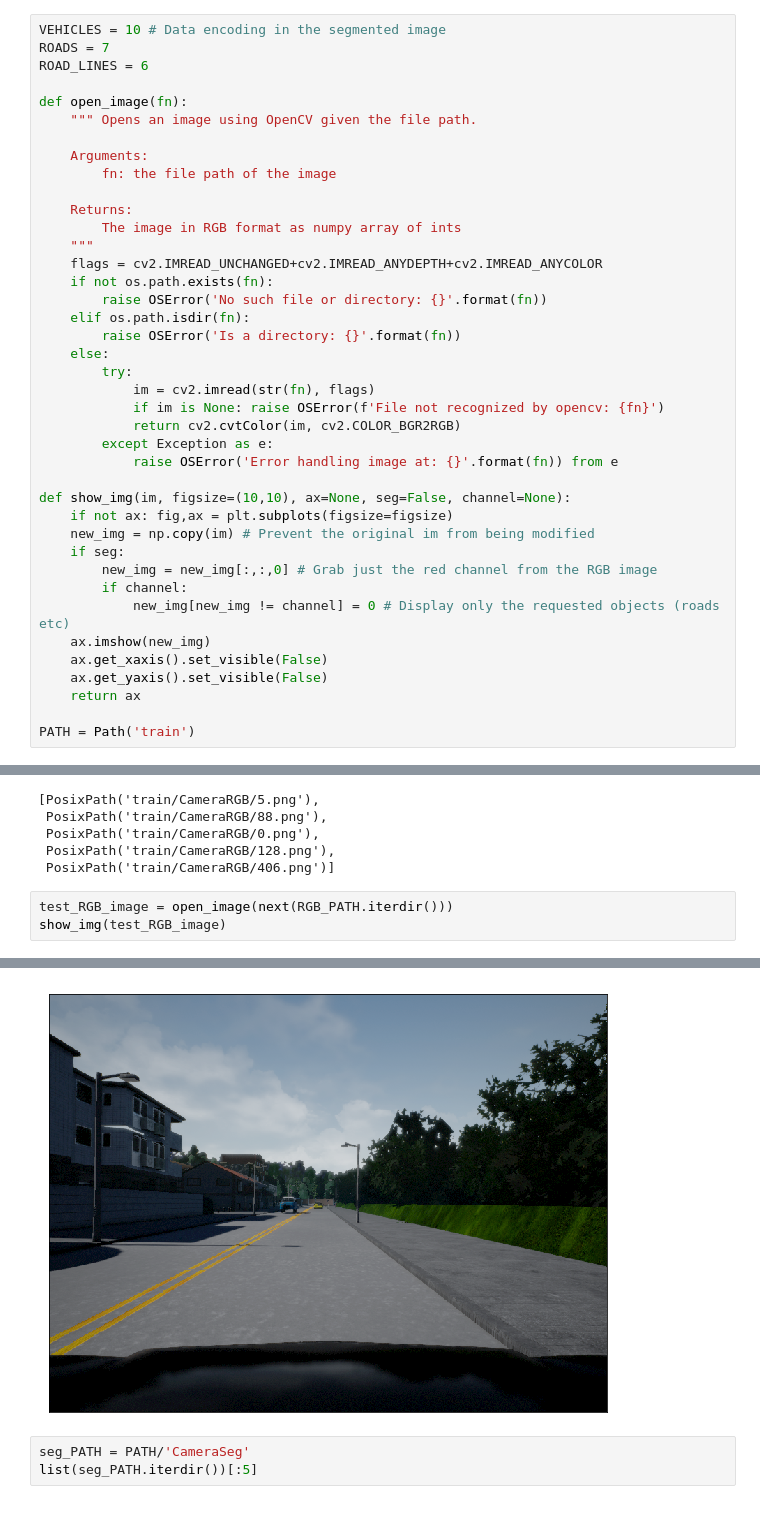
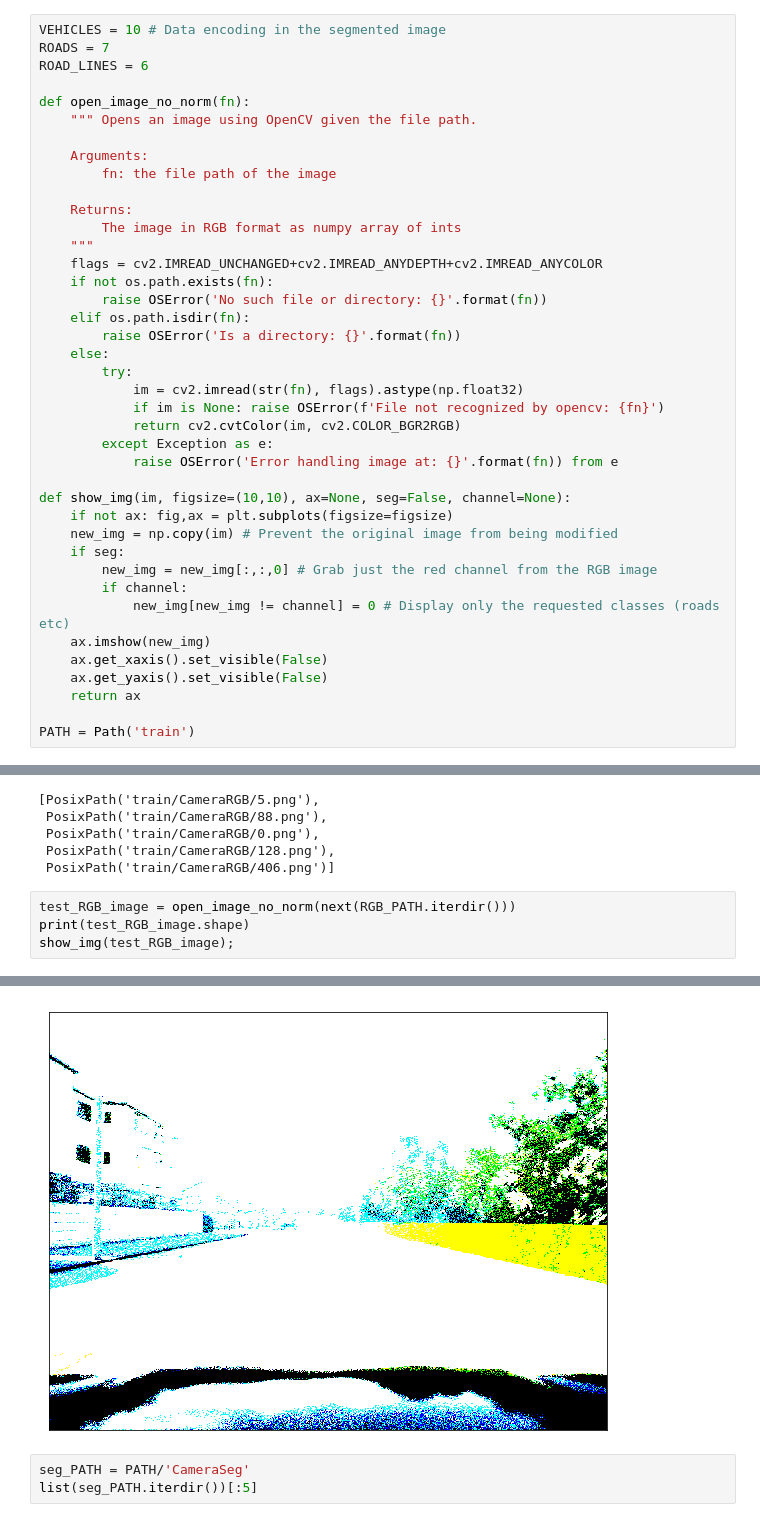
Before and after one commit to thedch/lyft-challenge, a Jupyter notebook: lyft.ipynb, the cells around one changed output, grey strips where cells are left out. Drawn from its saved outputs; the diff is of its cells as text.

```diff
--- a/lyft.ipynb
+++ b/lyft.ipynb
@@ -25,7 +25,7 @@ VEHICLES = 10 # Data encoding in the segmented image
 ROADS = 7
 ROAD_LINES = 6
 
-def open_image(fn):
+def open_image_no_norm(fn):
     """ Opens an image using OpenCV given the file path.
 
     Arguments:
@@ -41,7 +41,7 @@ def open_image(fn):
         raise OSError('Is a directory: {}'.format(fn))
     else:
         try:
-            im = cv2.imread(str(fn), flags)
+            im = cv2.imread(str(fn), flags).astype(np.float32)
             if im is None: raise OSError(f'File not recognized by opencv: {fn}')
             return cv2.cvtColor(im, cv2.COLOR_BGR2RGB)
         except Exception as e:
@@ -49,11 +49,11 @@ def open_image(fn):
 
 def show_img(im, figsize=(10,10), ax=None, seg=False, channel=None):
     if not ax: fig,ax = plt.subplots(figsize=figsize)
-    new_img = np.copy(im) # Prevent the original im from being modified
+    new_img = np.copy(im) # Prevent the original image from being modified
     if seg:
         new_img = new_img[:,:,0] # Grab just the red channel from the RGB image
         if channel:
-            new_img[new_img != channel] = 0 # Display only the requested objects (roads etc)
+            new_img[new_img != channel] = 0 # Display only the requested classes (roads etc)
     ax.imshow(new_img)
     ax.get_xaxis().set_visible(False)
     ax.get_yaxis().set_visible(False)
@@ -74,6 +77,7 @@ list(RGB_PATH.iterdir())[:5]
  PosixPath('train/CameraRGB/128.png'),
  PosixPath('train/CameraRGB/406.png')]
 # %%
-test_RGB_image = open_image(next(RGB_PATH.iterdir()))
-show_img(test_RGB_image)
+test_RGB_image = open_image_no_norm(next(RGB_PATH.iterdir()))
+print(test_RGB_image.shape)
+show_img(test_RGB_image);
 # %% [output]
@@ -81,4 +86,4 @@ show_img(test_RGB_image)
-[figure, old version]
+[figure, new version]
 # %%
 seg_PATH = PATH/'CameraSeg'
 list(seg_PATH.iterdir())[:5]
```
Also changed, not shown: parts of 30 cells of this notebook.
